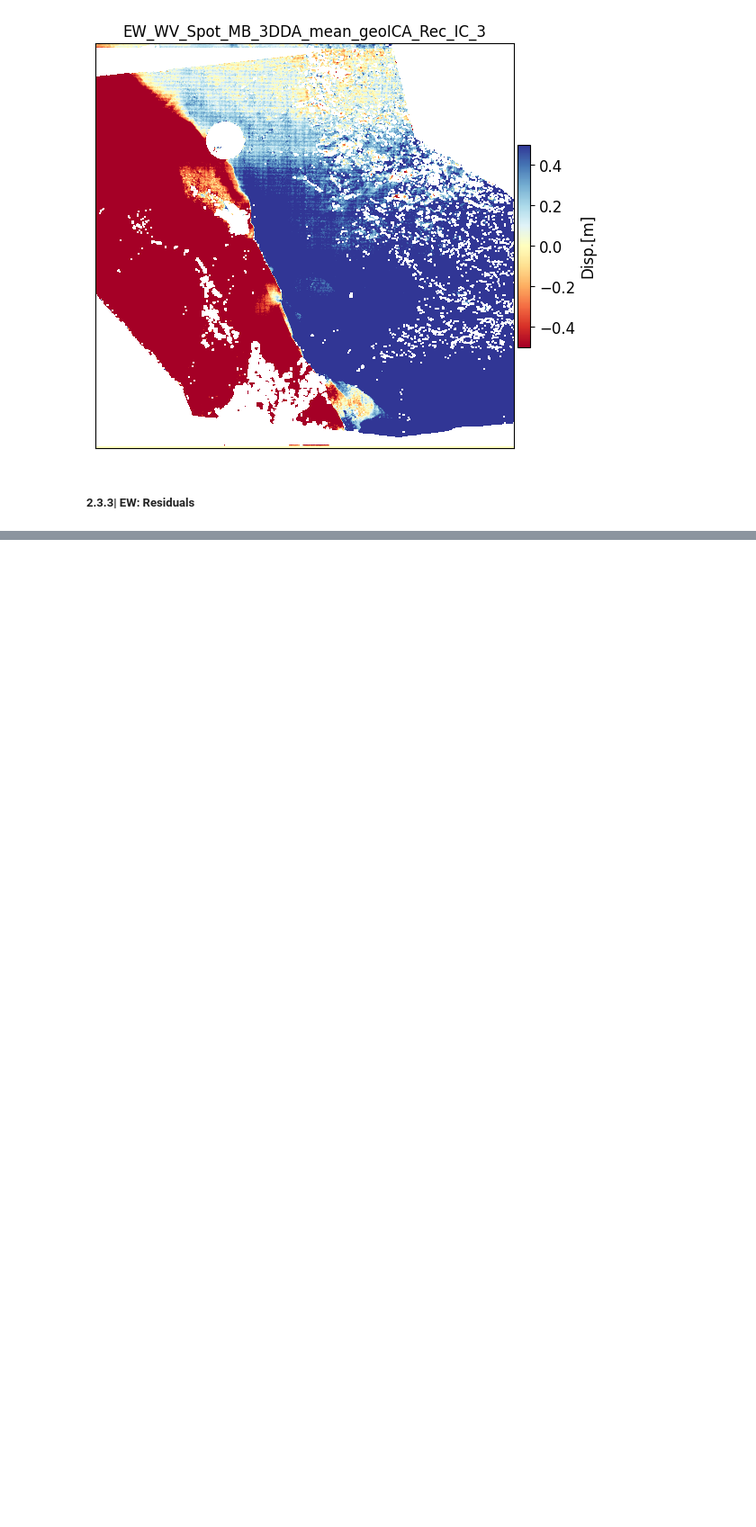
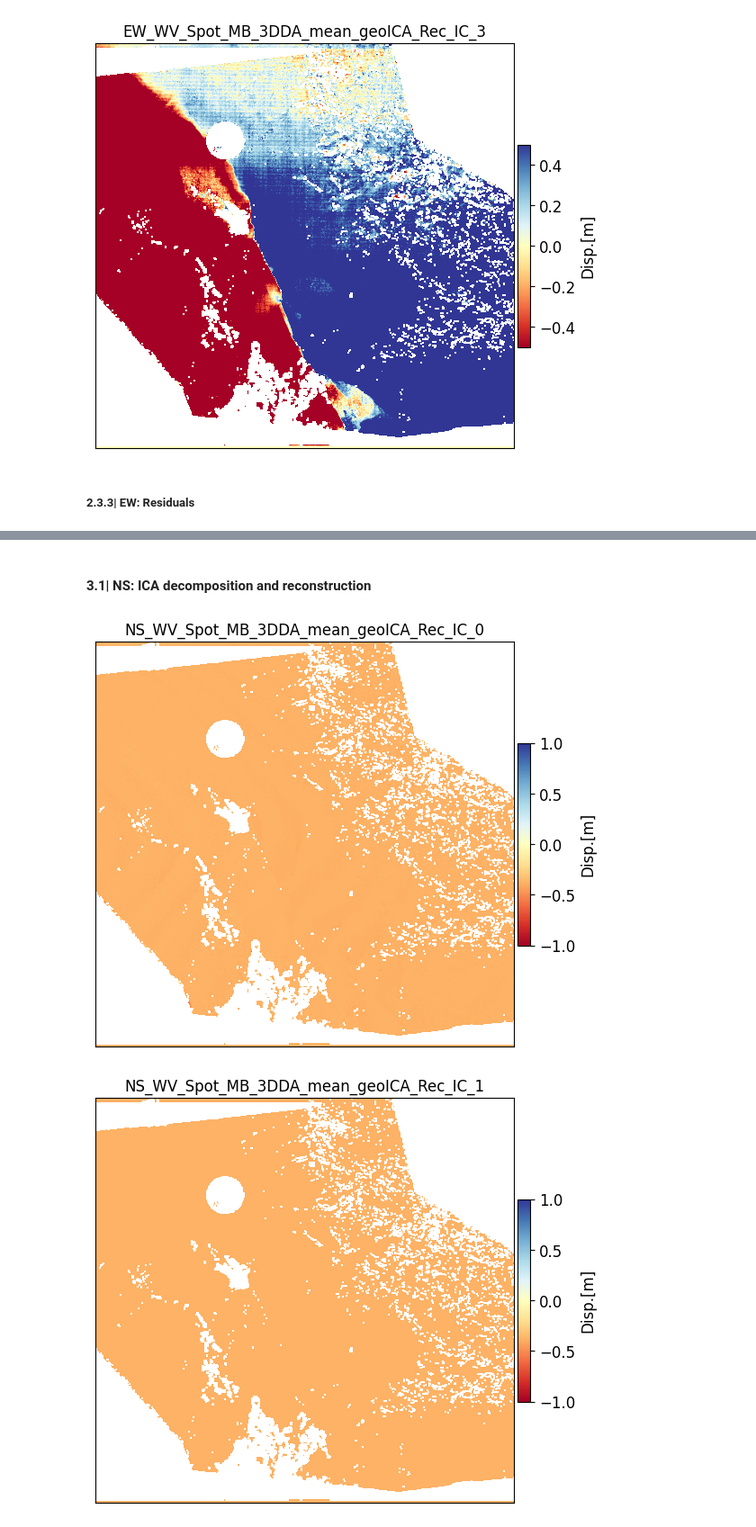
Before and after one commit to SaifAati/Geospatial-COSICorr3D, a Jupyter notebook: geoCosiCorr3D/time_series/geoICA_example_SPOT_WV_Ridgecrest.ipynb, the cells around one changed output, grey strips where cells are left out. Shown at 90% size. Saved outputs shown, nothing was run; the diff lists cells and outputs as text; code cells hidden in the pictures; blank space fills up the shorter version.

```diff
--- a/geoCosiCorr3D/time_series/geoICA_example_SPOT_WV_Ridgecrest.ipynb
+++ b/geoCosiCorr3D/time_series/geoICA_example_SPOT_WV_Ridgecrest.ipynb
@@ -141,0 +143,5 @@ plt.show()
+# %%
+ns_ica = geoICA.geoICA(ns_fn, 4)
+ns_ica()
+print("Plotting input NS: ")
+plt_4_bands(raster_info=ns_ica.raster_info, arg="NS_orig_Disp")
@@ -141,0 +201,16 @@ plt.show()
+# %% [markdown]
+#### 3.1| NS: ICA decomposition and reconstruction
+# %%
+off = 1
+for mean_rec_fn in ns_ica.mean_reconstructed_fns:
+    fig, ax1 = plt.subplots(1, 1, constrained_layout=True)
+    mapobj = ax1.imshow(np.ma.masked_invalid(geo_utils.cRasterInfo(mean_rec_fn).raster_array[0]),
+                        vmin=-off, vmax=off, cmap="RdYlBu")
+    ax1.xaxis.set_visible(False)
+    ax1.yaxis.set_visible(False)
+    geo_plt.ColorBar_(ax=ax1, mapobj=mapobj, size=12, vmin=-off, vmax=off, cmap='RdBlu')
+    ax1.set_title(Path(mean_rec_fn).stem)
+plt.show()
+# %% [output]
+[figure, added]
+[figure, added]
```
Also changed, not shown: parts of 6 cells of this notebook.
